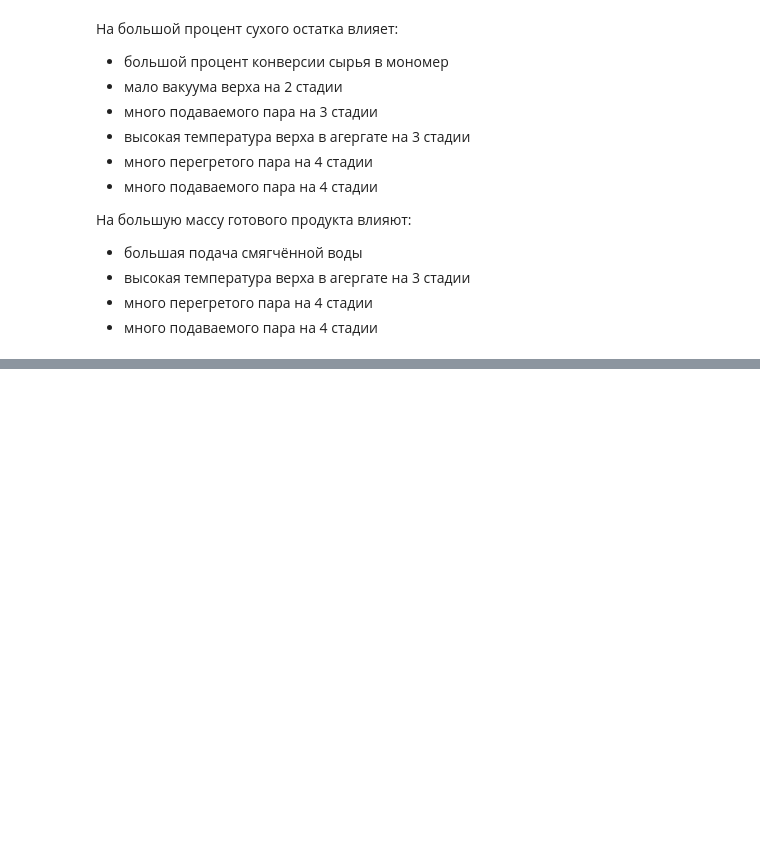
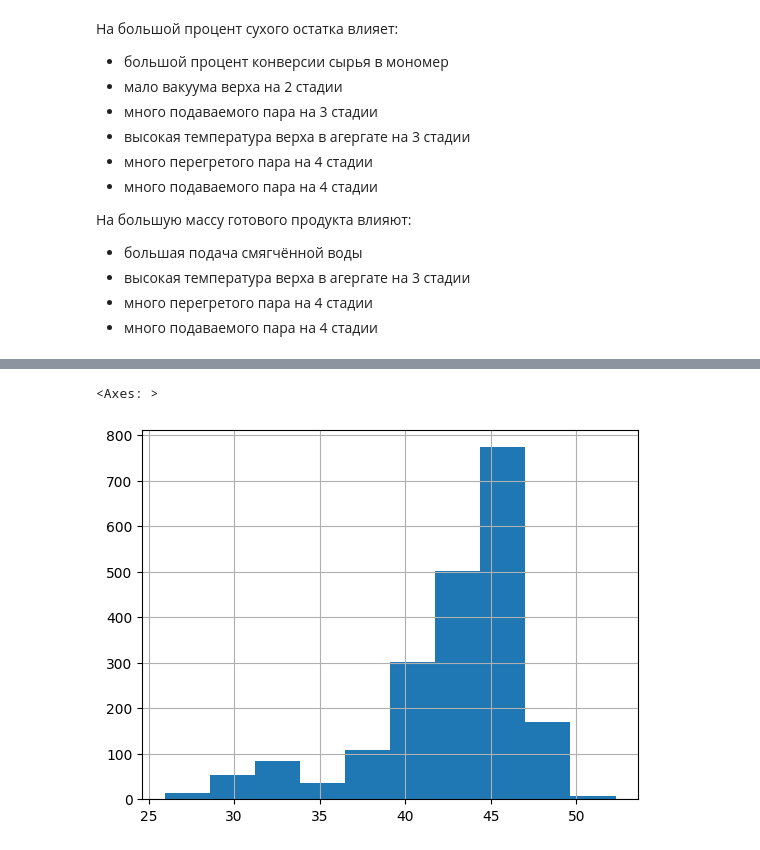
Before and after one commit to alinkalina/ad-ecology-project, a Jupyter notebook: project.ipynb, the cells around one changed output, grey strips where cells are left out. Cells and saved outputs as stored; diff of their text form; code cells hidden in the pictures; blank space fills up the shorter version.

```diff
--- a/project.ipynb
+++ b/project.ipynb
@@ -185,0 +217,5 @@ plt.show()
+# %%
+df[df['work_shift'] == 2]['stage_3_output_temp_top'].hist()
+# %% [output]
+<Axes: >
+[figure, added]
```
Also changed, not shown: parts of 22 cells of this notebook.
